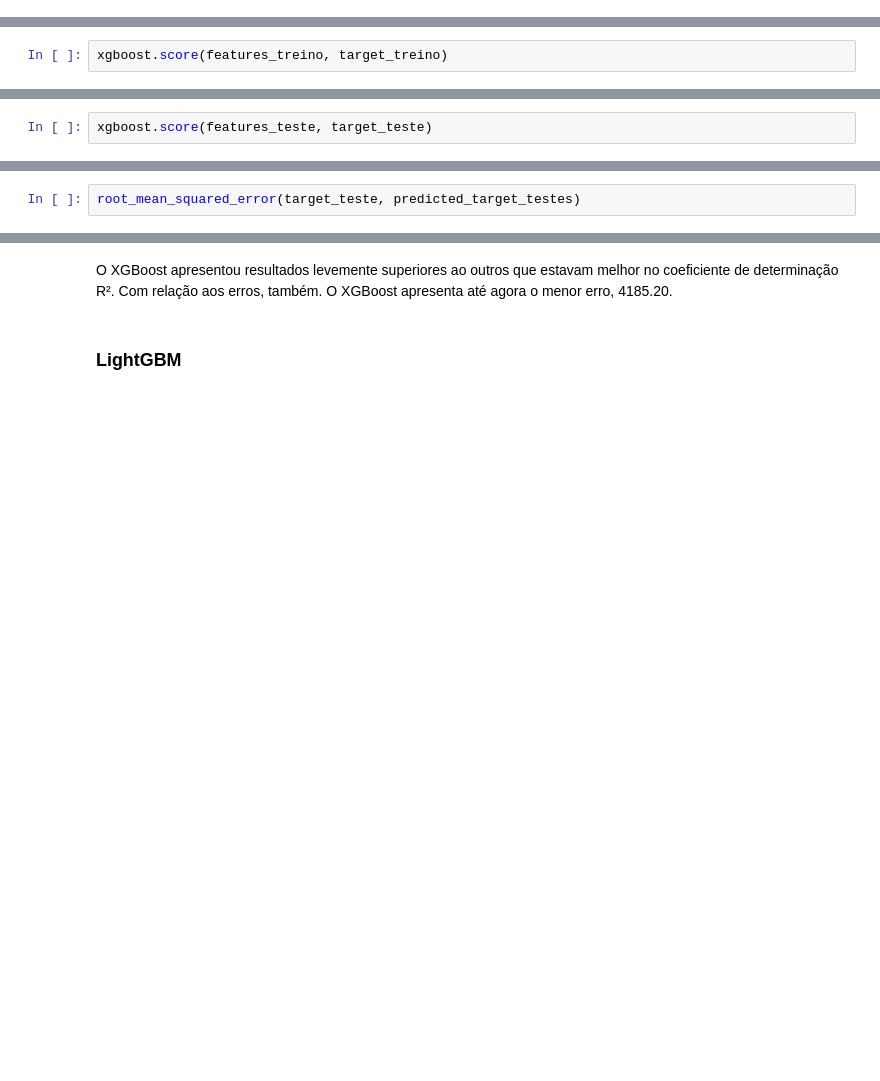
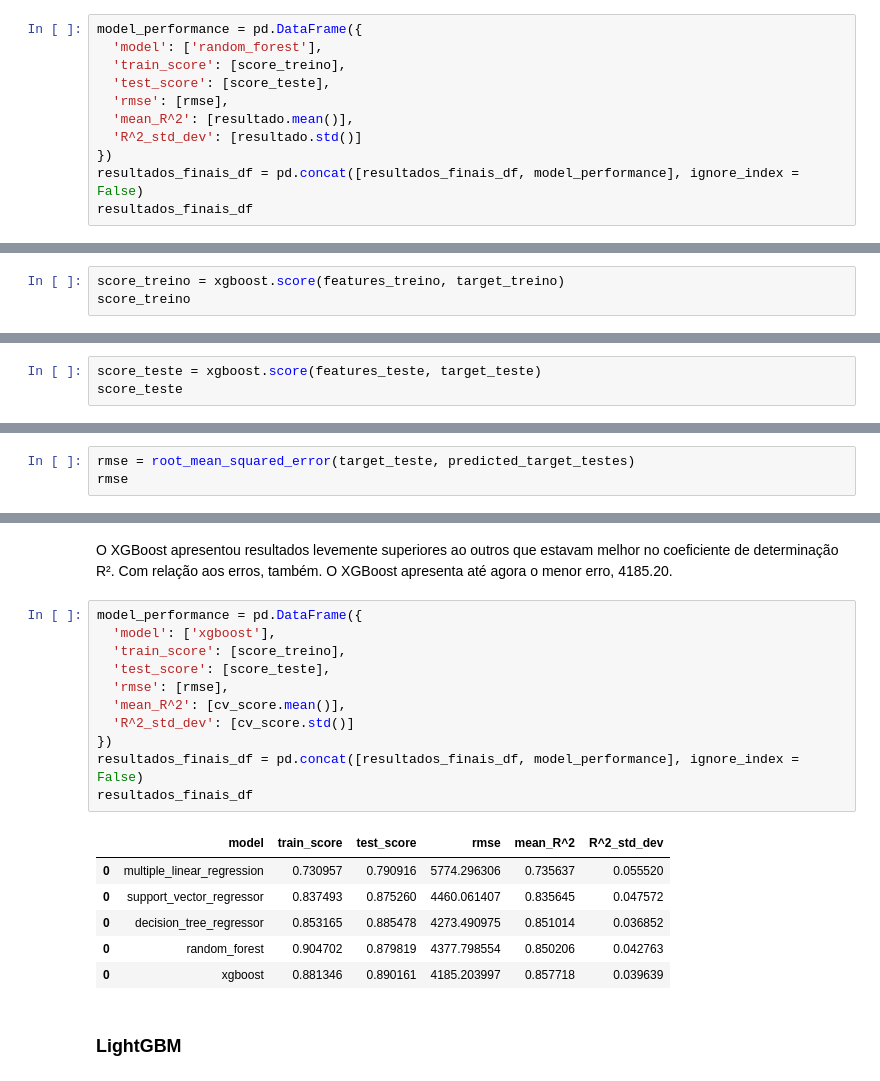
Before and after one commit to felipemartinsss/machine-learning-insurance-challenge, a Jupyter notebook: notebooks/desafio-2-regressao-treinamento-modelos.ipynb, the cells around one changed output, grey strips where cells are left out. Drawn from its saved outputs; the diff is of its cells as text; blank space fills up the shorter version.

```diff
--- a/notebooks/desafio-2-regressao-treinamento-modelos.ipynb
+++ b/notebooks/desafio-2-regressao-treinamento-modelos.ipynb
@@ -363,3 +421,14 @@ Coeficiente R² superior: 0.8929687534083034
 Random Forest ficou muito parecido com o Decision Tree e ambos foram melhores que o SVR.
 Devido à simplicidade, acredito que escolheria o Decision Tree até o momento.
 Nas próximas seções, vamos ver 3 dos algoritmos mais poderosos, XGBoost, LightGBM e CatBoost.
+# %%
+model_performance = pd.DataFrame({
+  'model': ['random_forest'],
+  'train_score': [score_treino],
+  'test_score': [score_teste],
+  'rmse': [rmse],
+  'mean_R^2': [resultado.mean()],
+  'R^2_std_dev': [resultado.std()]
+})
+resultados_finais_df = pd.concat([resultados_finais_df, model_performance], ignore_index = False)
+resultados_finais_df
@@ -384,11 +459,13 @@ XGBRegressor(base_score=None, booster=None, callbacks=None,
              multi_strategy=None, n_estimators=75, n_jobs=None,
              num_parallel_tree=None, random_state=None, ...)
 # %%
-xgboost.score(features_treino, target_treino)
+score_treino = xgboost.score(features_treino, target_treino)
+score_treino
 # %% [output]
 0.8813457947769354
 # %%
-xgboost.score(features_teste, target_teste)
+score_teste = xgboost.score(features_teste, target_teste)
+score_teste
 # %% [output]
 0.8901612137439361
 # %% [markdown]
@@ -408,7 +485,8 @@ from sklearn.metrics import root_mean_squared_error
 # %%
 predicted_target_testes = xgboost.predict(features_teste)
 # %%
-root_mean_squared_error(target_teste, predicted_target_testes)
+rmse = root_mean_squared_error(target_teste, predicted_target_testes)
+rmse
 # %% [output]
 4185.203996526568
 # %% [markdown]
@@ -434,6 +512,24 @@ Coeficiente R² superior: 0.8973565495881761
 # %% [markdown]
 O XGBoost apresentou resultados levemente superiores ao outros que estavam melhor no coeficiente de determinação R².
 Com relação aos erros, também. O XGBoost apresenta até agora o menor erro, 4185.20.
+# %%
+model_performance = pd.DataFrame({
+  'model': ['xgboost'],
+  'train_score': [score_treino],
+  'test_score': [score_teste],
+  'rmse': [rmse],
+  'mean_R^2': [cv_score.mean()],
+  'R^2_std_dev': [cv_score.std()]
+})
+resultados_finais_df = pd.concat([resultados_finais_df, model_performance], ignore_index = False)
+resultados_finais_df
+# %% [output]
+|  | model | train_score | test_score | rmse | mean_R^2 | R^2_std_dev |
+| 0 | multiple_linear_regression | 0.730957 | 0.790916 | 5774.296306 | 0.735637 | 0.055520 |
+| 0 | support_vector_regressor | 0.837493 | 0.875260 | 4460.061407 | 0.835645 | 0.047572 |
+| 0 | decision_tree_regressor | 0.853165 | 0.885478 | 4273.490975 | 0.851014 | 0.036852 |
+| 0 | random_forest | 0.904702 | 0.879819 | 4377.798554 | 0.850206 | 0.042763 |
+| 0 | xgboost | 0.881346 | 0.890161 | 4185.203997 | 0.857718 | 0.039639 |
 # %% [markdown]
 ### LightGBM
 # %%
```
Also changed, not shown: parts of 30 cells of this notebook.
